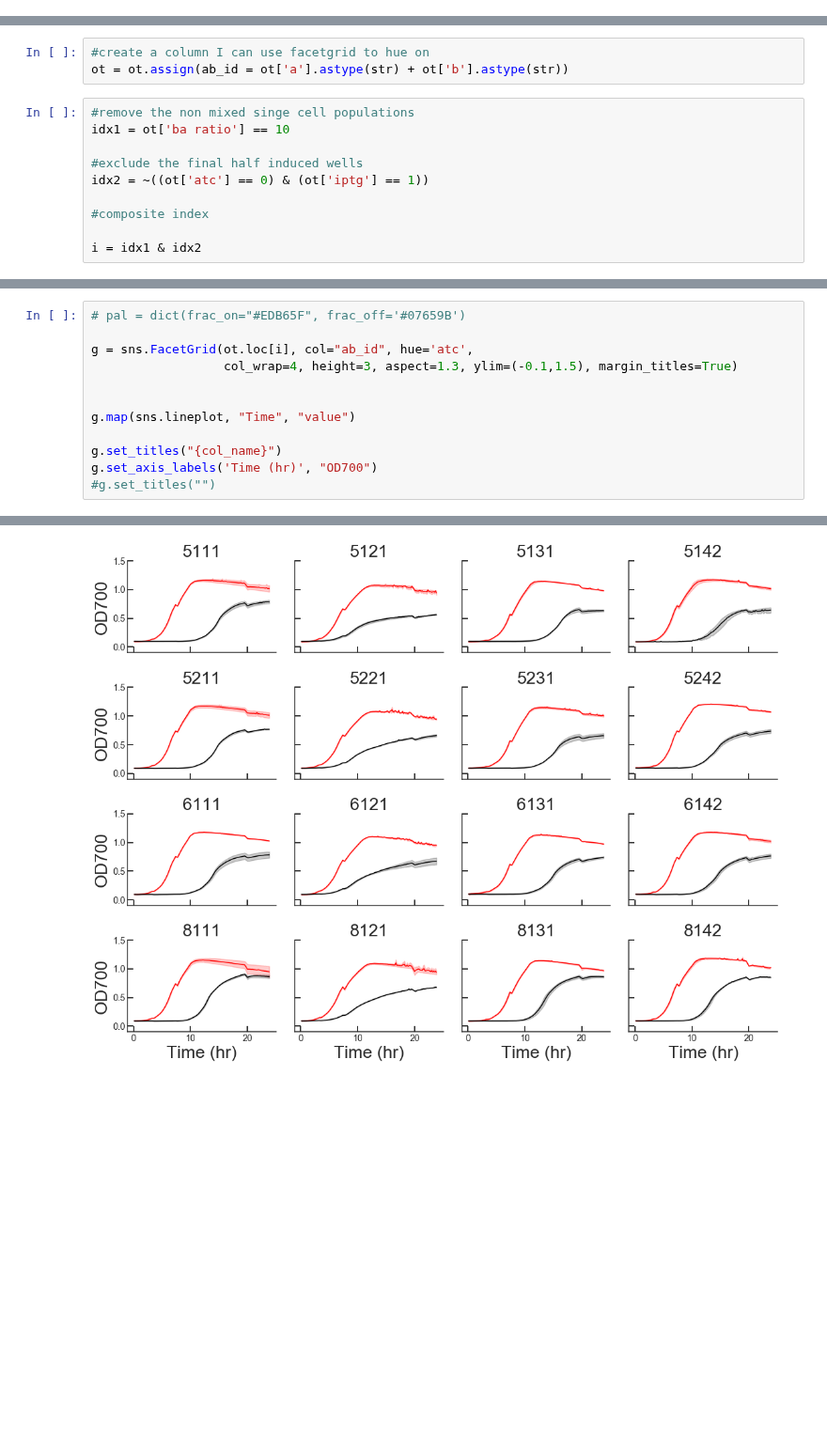
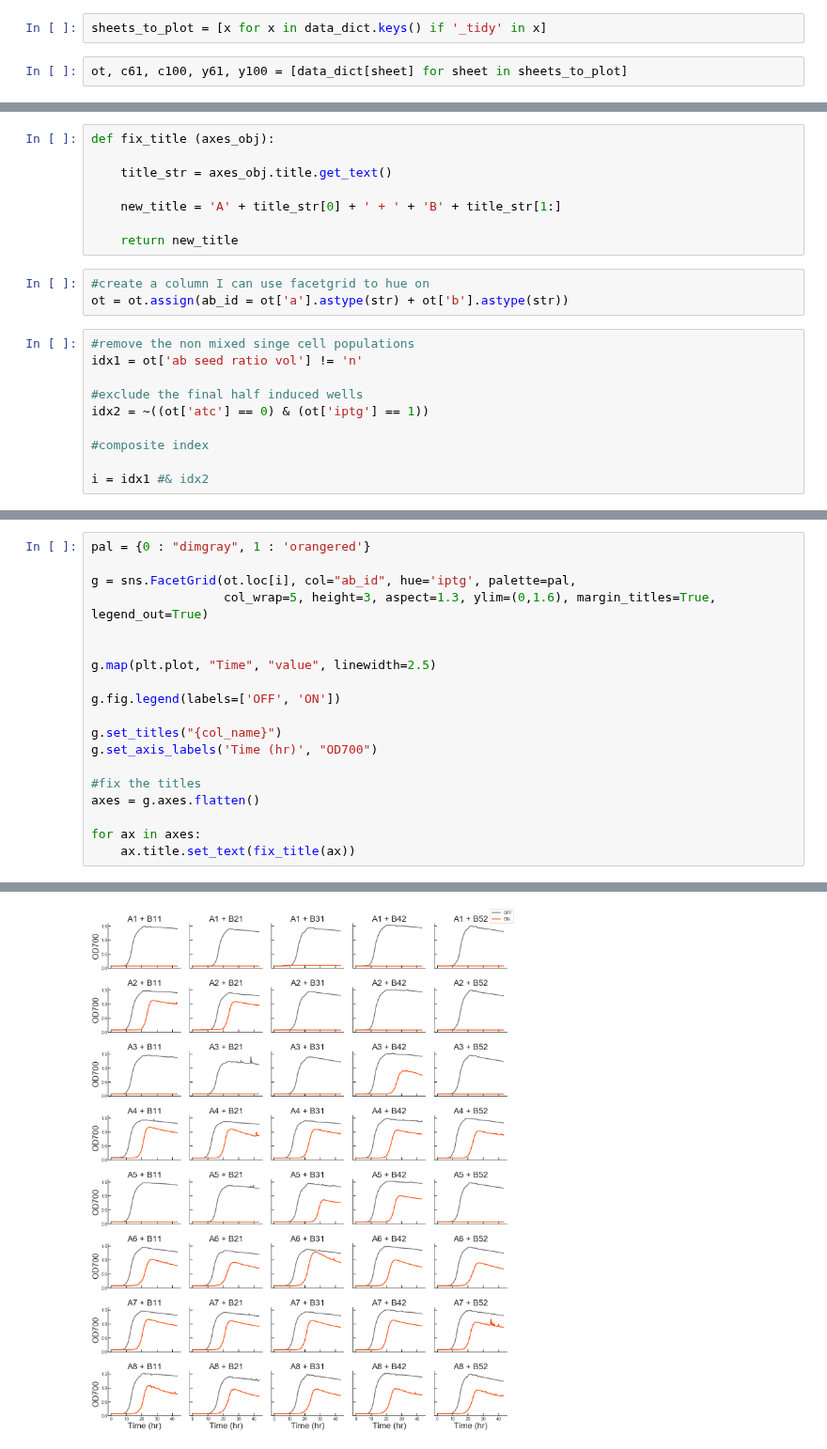
Before and after one commit to geezerbriefs/xpspython, a Jupyter notebook: biotek/analyze A=B biotek data.ipynb, the cells around one changed output, grey strips where cells are left out. Shown at 94% size. Drawn from its saved outputs; the diff is of its cells as text; blank space fills up the shorter version.

Commit message:
small edits to streamline getting sheets from data dict and such

```diff
--- a/biotek/analyze A=B biotek data.ipynb
+++ b/biotek/analyze A=B biotek data.ipynb
@@ -98,3 +73,7 @@ sns.lineplot(x='Time', y='value', data=sli, hue='iptg', size='ba ratio')
+# %%
+sheets_to_plot = [x for x in data_dict.keys() if '_tidy' in x]
+# %%
+ot, c61, c100, y61, y100 = [data_dict[sheet] for sheet in sheets_to_plot]
 # %% [markdown]
 ## plot data
 # %%
@@ -200,16 +146,24 @@ wells = [i+j for i in ['A','B','C','D','E','F','G','H'] for j in ['1','2','3','4
+# %%
+def fix_title (axes_obj):
+
+    title_str = axes_obj.title.get_text()
+
+    new_title = 'A' + title_str[0] + ' + ' + 'B' + title_str[1:]
+
+    return new_title
 # %%
 #create a column I can use facetgrid to hue on
 ot = ot.assign(ab_id = ot['a'].astype(str) + ot['b'].astype(str))
 # %%
 #remove the non mixed singe cell populations
-idx1 = ot['ba ratio'] == 10
+idx1 = ot['ab seed ratio vol'] != 'n'
 
 #exclude the final half induced wells
 idx2 = ~((ot['atc'] == 0) & (ot['iptg'] == 1))
 
 #composite index
 
-i = idx1 & idx2
+i = idx1 #& idx2
 # %%
 ot.loc[i].head()
 # %% [output]
@@ -222,13 +176,20 @@ ot.loc[i].head()
 # %%
-# pal = dict(frac_on="#EDB65F", frac_off='#07659B')
+pal = {0 : "dimgray", 1 : 'orangered'}
 
-g = sns.FacetGrid(ot.loc[i], col="ab_id", hue='atc',
-                  col_wrap=4, height=3, aspect=1.3, ylim=(-0.1,1.5), margin_titles=True)
+g = sns.FacetGrid(ot.loc[i], col="ab_id", hue='iptg', palette=pal,
+                  col_wrap=5, height=3, aspect=1.3, ylim=(0,1.6), margin_titles=True, legend_out=True)
 
 
-g.map(sns.lineplot, "Time", "value")
+g.map(plt.plot, "Time", "value", linewidth=2.5)
+
+g.fig.legend(labels=['OFF', 'ON'])
 
 g.set_titles("{col_name}")
 g.set_axis_labels('Time (hr)', "OD700")
-#g.set_titles("")
+
+#fix the titles
+axes = g.axes.flatten()
+
+for ax in axes:
+    ax.title.set_text(fix_title(ax))
 # %% [output]
@@ -236 +196 @@ g.set_axis_labels('Time (hr)', "OD700")
-[figure, old version]
+[figure, new version]
```
Also changed, not shown: parts of 17 cells of this notebook.
